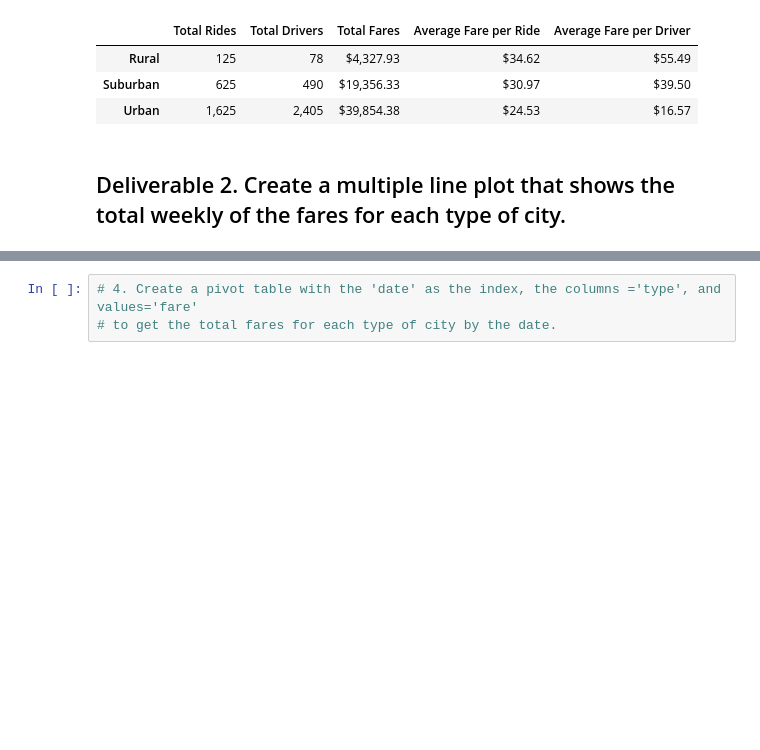
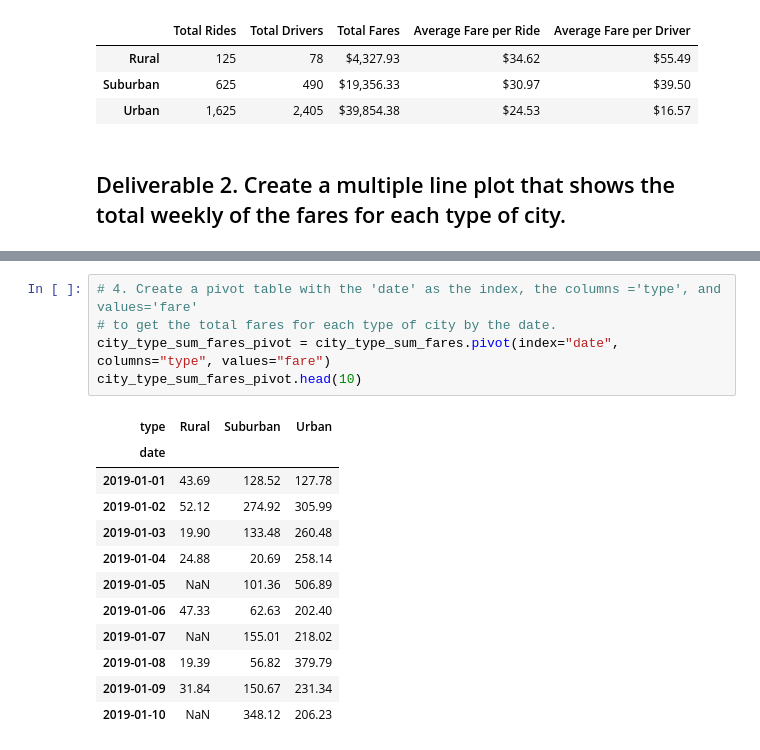
Before and after one commit to jnorman74/PyBer_Analysis, a Jupyter notebook: PyBer_Challenge.ipynb, the cells around one changed output, grey strips where cells are left out. Cells and saved outputs as stored; diff of their text form; blank space fills up the shorter version.

```diff
--- a/PyBer_Challenge.ipynb
+++ b/PyBer_Challenge.ipynb
@@ -129,5 +174,20 @@ pyber_summary_df
 # %%
 # 4. Create a pivot table with the 'date' as the index, the columns ='type', and values='fare'
 # to get the total fares for each type of city by the date.
+city_type_sum_fares_pivot = city_type_sum_fares.pivot(index="date", columns="type", values="fare")
+city_type_sum_fares_pivot.head(10)
+# %% [output]
+| type | Rural | Suburban | Urban |
+| date |  |  |  |
+| 2019-01-01 | 43.69 | 128.52 | 127.78 |
+| 2019-01-02 | 52.12 | 274.92 | 305.99 |
+| 2019-01-03 | 19.90 | 133.48 | 260.48 |
+| 2019-01-04 | 24.88 | 20.69 | 258.14 |
+| 2019-01-05 | NaN | 101.36 | 506.89 |
+| 2019-01-06 | 47.33 | 62.63 | 202.40 |
+| 2019-01-07 | NaN | 155.01 | 218.02 |
+| 2019-01-08 | 19.39 | 56.82 | 379.79 |
+| 2019-01-09 | 31.84 | 150.67 | 231.34 |
+| 2019-01-10 | NaN | 348.12 | 206.23 |
 # %%
 # 5. Create a new DataFrame from the pivot table DataFrame using loc on the given dates, '2019-01-01':'2019-04-29'.
```
Also changed, not shown: parts of 9 cells of this notebook.
